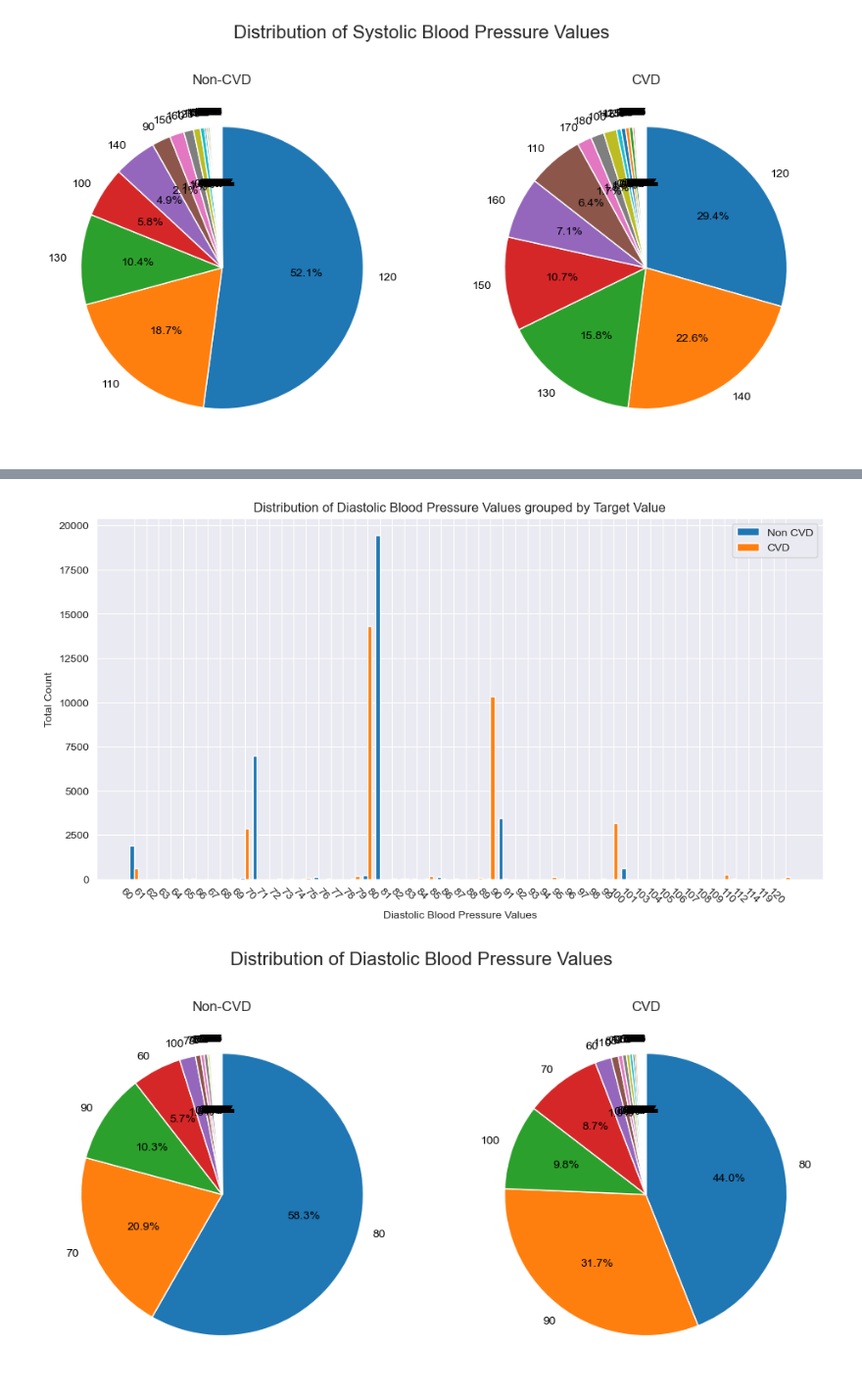
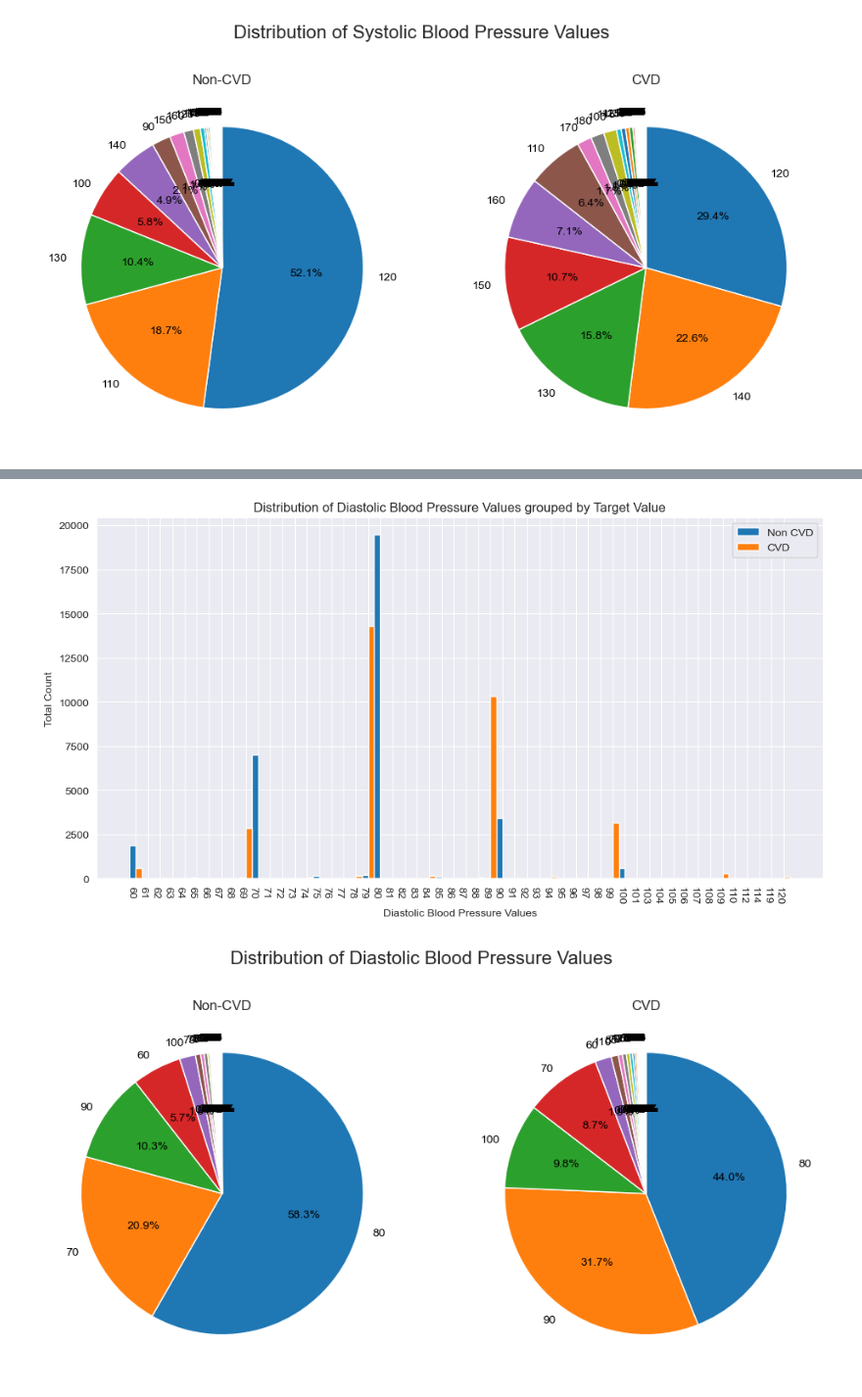
Before and after one commit to MasoudNateghi/CS534, a Jupyter notebook: Project/Project.ipynb, the cells around one changed output, grey strips where cells are left out. Shown at 98% size. Cells and saved outputs as stored; diff of their text form; code cells hidden in the pictures.

```diff
--- a/Project/Project.ipynb
+++ b/Project/Project.ipynb
@@ -725,29 +748,29 @@ plt.show()
 # %%
 # Data
 non_cvd_ap_lo_counts = df_log[df_log['cardio'] == 0]['ap_lo'].value_counts().sort_index()
 cvd_ap_lo_counts = df_log[df_log['cardio'] == 1]['ap_lo'].value_counts().sort_index()
 
 # Bar positions
 bar_positions = range(len(non_cvd_ap_lo_counts))
 
 # Bar width
-bar_width = 0.35
+bar_width = 0.5
 
 # Create the grouped bar chart
 plt.figure(figsize=(12, 6))
 plt.bar(bar_positions, non_cvd_ap_lo_counts, bar_width, label='Non CVD')
 plt.bar([pos + bar_width for pos in bar_positions], cvd_ap_lo_counts, bar_width, label='CVD')
 
 # Set labels and title
 plt.xlabel('Diastolic Blood Pressure Values')
 plt.ylabel('Total Count')
 plt.title('Distribution of Diastolic Blood Pressure Values grouped by Target Value')
-plt.xticks([pos + bar_width/2 for pos in bar_positions], non_cvd_ap_lo_counts.index, rotation=-45, ha='right')  # Adjust rotation and horizontal alignment
+plt.xticks([pos + bar_width/2 for pos in bar_positions], non_cvd_ap_lo_counts.index, rotation=-90, ha='right')  # Adjust rotation and horizontal alignment
 plt.legend()
 
 plt.show()
 # %% [output]
-[figure, old version]
+[figure, new version]
 # %%
 
 # Data for Non-CVD
```
Also changed, not shown: parts of 10 cells of this notebook.
